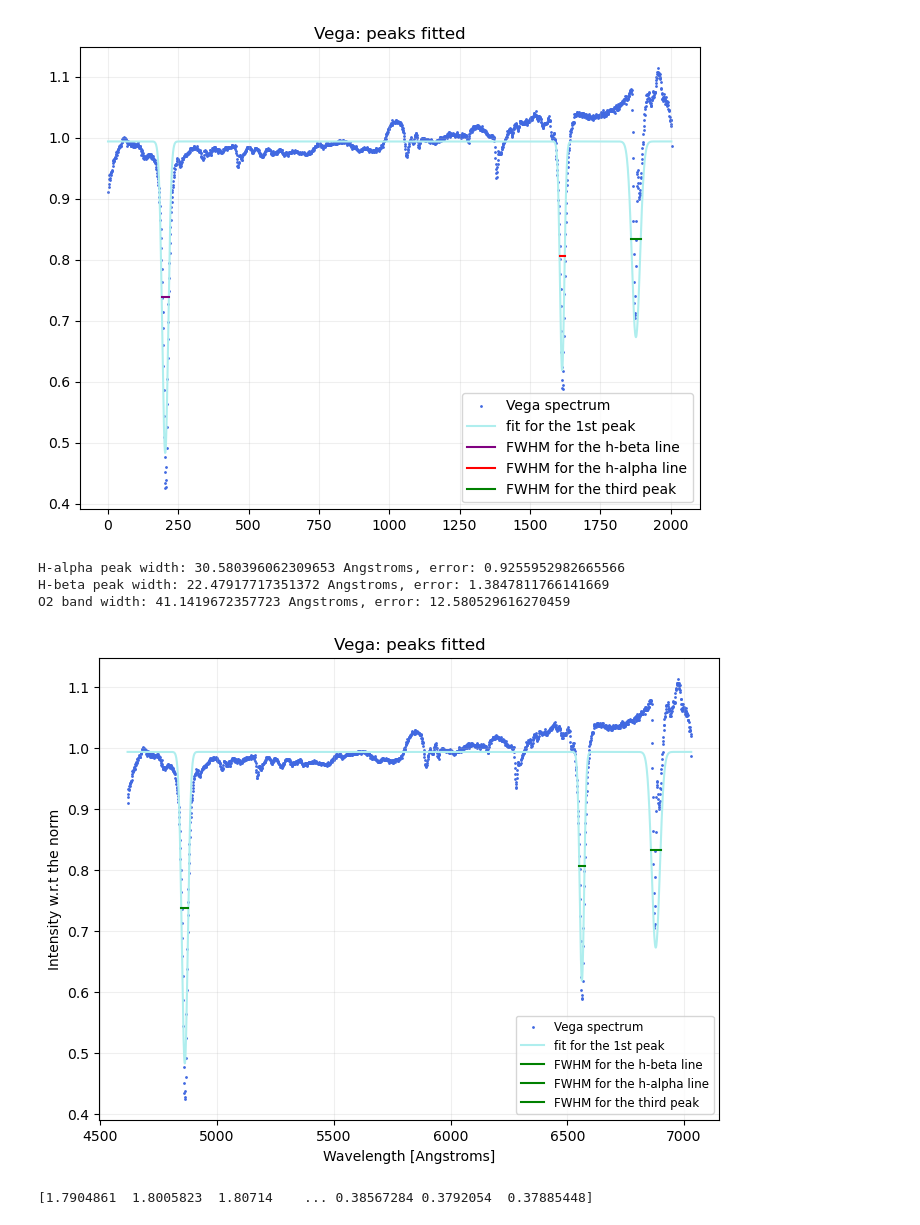
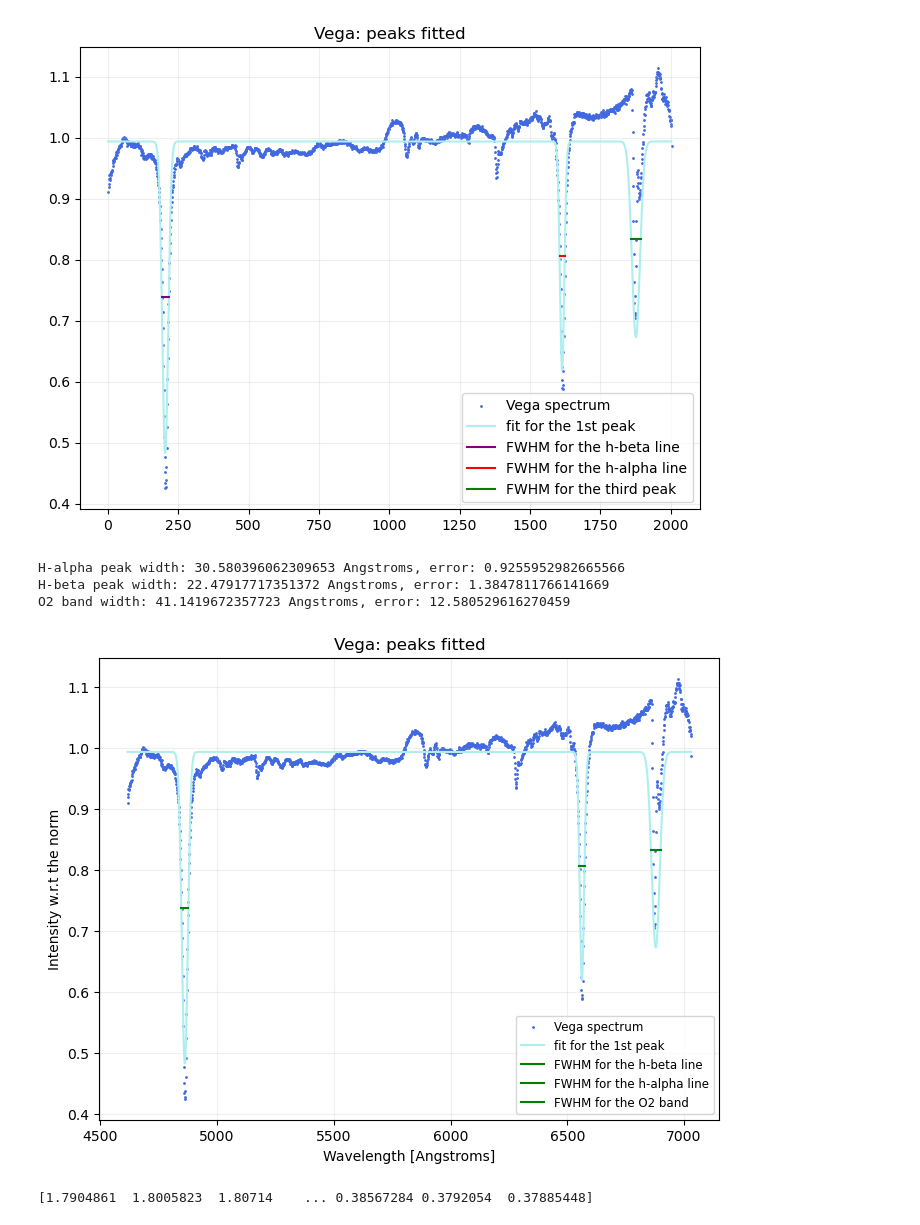
Before and after one commit to Timobrenn/G99-Spectroscopy, a Jupyter notebook: FWHM-vega.ipynb, the cells around one changed output. Drawn from its saved outputs; the diff is of its cells as text; code cells hidden in the pictures.

```diff
--- a/FWHM-vega.ipynb
+++ b/FWHM-vega.ipynb
@@ -288,35 +288,35 @@ a_in_pix, a_off = pix_to_A_parameters(m1,m2,h_beta,h_alpha)
 def pix_to_A (a):
     """Function to simplify the conversion of values/numpy array from values in pixels to Angstroms"""
     return a*a_in_pix+a_off
 
 # x_range_a=x_range*a_in_pix+a_off
 x_range_a = pix_to_A(x_range)
 
 print(f"H-alpha peak width: {a_in_pix*fwhm1} Angstroms, error: {a_in_pix*fwhm1_err}")
 print(f"H-beta peak width: {a_in_pix*fwhm2} Angstroms, error: {a_in_pix*fwhm2_err}")
 print(f"O2 band width: {a_in_pix*fwhm3} Angstroms, error: {a_in_pix*fwhm3_err}")
 
 fig=figure(figsize=(8,6))
 frame=fig.add_subplot(1,1,1)
 frame.scatter(x_range_a,dat_vega_0,color="royalblue", label="Vega spectrum",s=1)
 frame.plot(x_range_a,f_composed,color="paleturquoise", label="fit for the 1st peak")
 frame.plot(fwhm1_x*a_in_pix+a_off,fwhm1_y,color="green", label="FWHM for the h-beta line")
 frame.plot(fwhm2_x*a_in_pix+a_off,fwhm2_y,color="green", label="FWHM for the h-alpha line")
-frame.plot(fwhm3_x*a_in_pix+a_off,fwhm3_y,color="green", label="FWHM for the third peak")
+frame.plot(fwhm3_x*a_in_pix+a_off,fwhm3_y,color="green", label="FWHM for the O2 band")
 frame.set_title("Vega: peaks fitted")
 frame.grid(alpha=0.2)
 frame.set_ylabel("Intensity w.r.t the norm")
 frame.set_xlabel("Wavelength [Angstroms]")
 frame.legend(fontsize=8.5)
 show()
 close(fig)
 
 # C R I S P
 # %% [output]
 H-alpha peak width: 30.580396062309653 Angstroms, error: 0.9255952982665566
 H-beta peak width: 22.47917717351372 Angstroms, error: 1.3847811766141669
 O2 band width: 41.1419672357723 Angstroms, error: 12.580529616270459
-[figure, old version]
+[figure, new version]
 # %%
 # the fight with MILES continues
 
```
Also changed, not shown: parts of 4 cells of this notebook.
